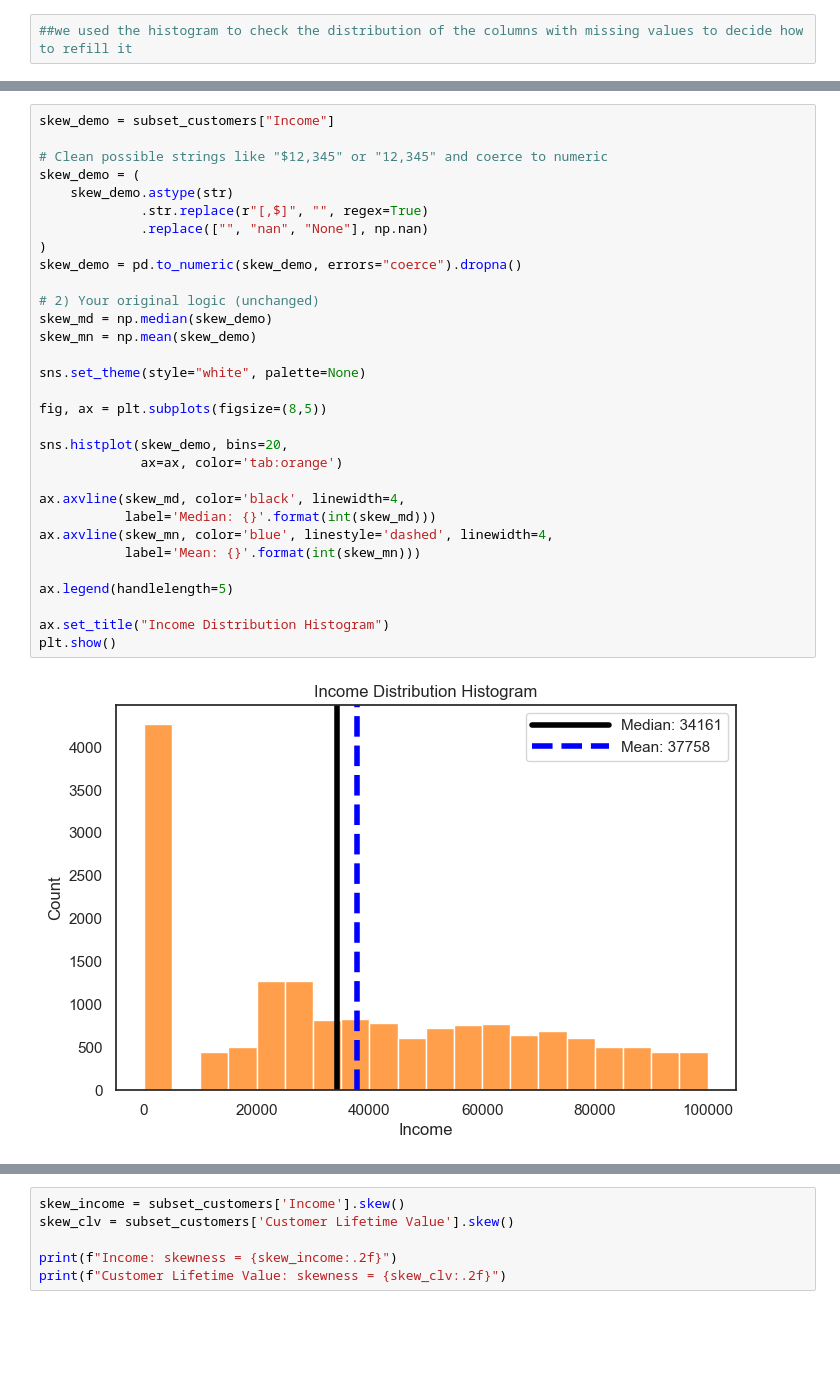
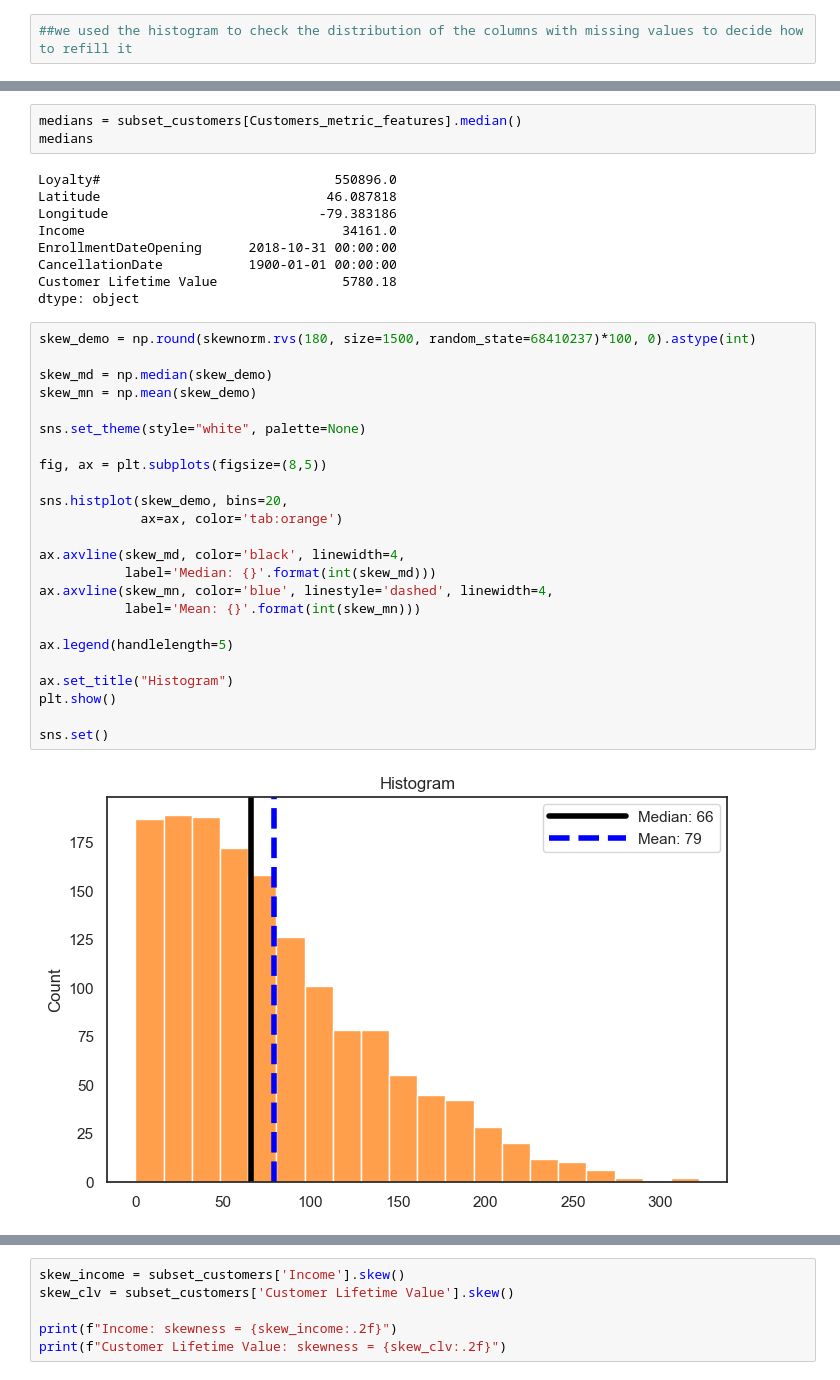
Before and after one commit to Solomonclement123/Data-Mining-Project, a Jupyter notebook: Group46_EDA_Code (1) (4).ipynb, the cells around one changed output, grey strips where cells are left out. Drawn from its saved outputs; the diff is of its cells as text; blank space fills up the shorter version.

```diff
--- a/Group46_EDA_Code (1) (4).ipynb
+++ b/Group46_EDA_Code (1) (4).ipynb
@@ -441,33 +531,38 @@ dtype: object
+# %%
+medians = subset_customers[Customers_metric_features].median()
+medians
+# %% [output]
+Loyalty#                              550896.0
+Latitude                             46.087818
+Longitude                           -79.383186
+Income                                 34161.0
+EnrollmentDateOpening      2018-10-31 00:00:00
+CancellationDate           1900-01-01 00:00:00
+Customer Lifetime Value                5780.18
+dtype: object
 # %%
-skew_demo = subset_customers["Income"]
+skew_demo = np.round(skewnorm.rvs(180, size=1500, random_state=68410237)*100, 0).astype(int)
 
-# Clean possible strings like "$12,345" or "12,345" and coerce to numeric
-skew_demo = (
-    skew_demo.astype(str)
-             .str.replace(r"[,$]", "", regex=True)
-             .replace(["", "nan", "None"], np.nan)
-)
-skew_demo = pd.to_numeric(skew_demo, errors="coerce").dropna()
-
-# 2) Your original logic (unchanged)
 skew_md = np.median(skew_demo)
 skew_mn = np.mean(skew_demo)
 
 sns.set_theme(style="white", palette=None)
 
 fig, ax = plt.subplots(figsize=(8,5))
 
 sns.histplot(skew_demo, bins=20,
              ax=ax, color='tab:orange')
 
 ax.axvline(skew_md, color='black', linewidth=4,
            label='Median: {}'.format(int(skew_md)))
 ax.axvline(skew_mn, color='blue', linestyle='dashed', linewidth=4,
            label='Mean: {}'.format(int(skew_mn)))
 
 ax.legend(handlelength=5)
 
-ax.set_title("Income Distribution Histogram")
+ax.set_title("Histogram")
 plt.show()
+
+sns.set()
 # %% [output]
-[figure, old version]
+[figure, new version]
```
Also changed, not shown: parts of 241 cells of this notebook.
